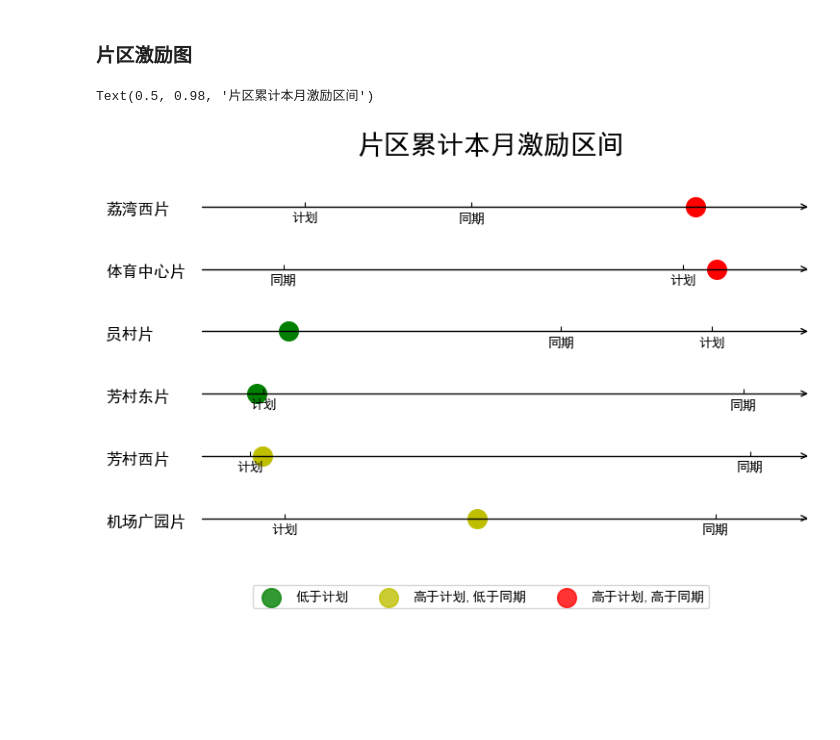
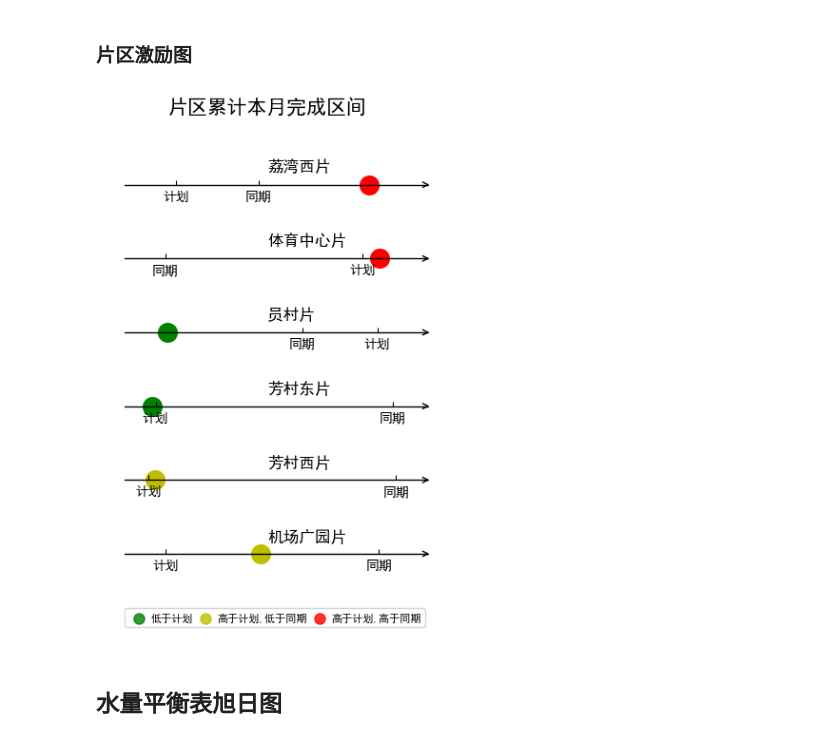
Before and after one commit to jayaston/mypyworks, a Jupyter notebook: jupyter文件/月度产销差漏损率分析报告图表.ipynb, the cells around one changed output. Drawn from its saved outputs; the diff is of its cells as text; code cells hidden in the pictures; blank space fills up the shorter version.

```diff
--- a/jupyter文件/月度产销差漏损率分析报告图表.ipynb
+++ b/jupyter文件/月度产销差漏损率分析报告图表.ipynb
@@ -448,57 +299,60 @@ Text(0.5, 0.98, '分公司累计本月激励奖励区间')
 # %%
 #读取excel位置
 import xlrd
 rb = xlrd.open_workbook(u'E:\专题工作（重要）\产销差工作\产销差数据与资料积累\产销差分析周月报图表.xlsx')
 sheet = rb.sheet_by_index(1)
 
 def FloatOrNan(value):
     try:
         return float(value)
     except:
         return np.nan
 
 pianqu = [x.value for x in sheet.col(2)[35:41]]
 shiji = [float(x.value) for x in sheet.col(7)[35:41]]
 jihua = [float(x.value/100) for x in sheet.col(9)[35:41]]
 tongqi = [float(x.value) for x in sheet.col(10)[35:41]]
 col=[]
 for i in range(6):
     col.append(str(np.where(shiji[i]<jihua[i],'g',np.where(shiji[i]<tongqi[i],'y','r'))))
 
 #gongsi_shiji= list(map(FloatOrNan,[x.value for x in sheet.col(2)[2:14]]))
+
+
+import mpl_toolkits.axisartist as axisartist
+fig = plt.figure(figsize=(4,6),dpi=100)
+
+ax1 = axisartist.Subplot(fig, 611)
+ax2 = axisartist.Subplot(fig, 612)
+ax3 = axisartist.Subplot(fig, 613)
+ax4 = axisartist.Subplot(fig, 614)
+ax5 = axisartist.Subplot(fig, 615)
+ax6 = axisartist.Subplot(fig, 616)
+
+axes = [ax1,ax2,ax3,ax4,ax5,ax6]
+
+for a,i in zip(axes,range(6)):
+    fig.add_axes(a)
+    fig.text(0.5,0.85-0.13*i,pianqu[i],fontsize=12)
+    a.axis[:].set_visible(False)
+    a.axis["x"] = a.new_floating_axis(0,0)
+    a.axis["x"].set_axisline_style("->", size = 1.0),
+    a.scatter(x=shiji[i],y=0,s=200,c=col[i])
+    a.set(xticks=[jihua[i],tongqi[i]],
+      xticklabels=['计划','同期'],
+      xlim=[min(shiji[i],jihua[i],tongqi[i])-0.01,max(shiji[i],jihua[i],tongqi[i])+0.01])
+
+for col,explain in zip(['g', 'y', 'r'],['低于计划', '高于计划,低于同期','高于计划,高于同期']):
+    ax1.scatter([], [], c=col, alpha=0.8,s=100,
+                label=explain)
+fig.legend(loc="center", bbox_to_anchor=(0.47,0.05),ncol=3,labelspacing=0.1,columnspacing=0.2,handletextpad=0.1,markerscale=0.8,prop = {'size':8})
+
+fig.suptitle("片区累计本月完成区间",fontsize=15)
+plt.savefig(r'c:\Users\XieJie\Desktop\片区累计本月激励奖励区间.svg')
+# %% [output]
+[figure, added]
-# %%
-import mpl_toolkits.axisartist as axisartist
-fig = plt.figure(figsize=(8,5),dpi=100)
-
-ax1 = axisartist.Subplot(fig, 611)
-ax2 = axisartist.Subplot(fig, 612)
-ax3 = axisartist.Subplot(fig, 613)
-ax4 = axisartist.Subplot(fig, 614)
-ax5 = axisartist.Subplot(fig, 615)
-ax6 = axisartist.Subplot(fig, 616)
-
-axes = [ax1,ax2,ax3,ax4,ax5,ax6]
-
-for a,i in zip(axes,range(6)):
-    fig.add_axes(a)
-    fig.text(0,0.81-0.13*i,pianqu[i],fontsize=12)
-    a.axis[:].set_visible(False)
-    a.axis["x"] = a.new_floating_axis(0,0)
-    a.axis["x"].set_axisline_style("->", size = 1.0),
-    a.scatter(x=shiji[i],y=0,s=200,c=col[i])
-    a.set(xticks=[jihua[i],tongqi[i]],
-      xticklabels=['计划','同期'],
-      xlim=[min(shiji[i],jihua[i],tongqi[i])-0.01,max(shiji[i],jihua[i],tongqi[i])+0.01])
-
-for col,explain in zip(['g', 'y', 'r'],['低于计划', '高于计划,低于同期','高于计划,高于同期']):
-    ax1.scatter([], [], c=col, alpha=0.8,s=200,
-                label=explain)
-fig.legend(loc="center", bbox_to_anchor=(0.5,0.03),ncol=3,labelspacing=3)
-
-fig.suptitle("片区累计本月激励区间",fontsize=20)
-# %% [output]
-Text(0.5, 0.98, '片区累计本月激励区间')
-[figure, removed]
+# %% [markdown]
+## 水量平衡表旭日图
 # %%
 import pyecharts
 print(pyecharts.__version__)
```
Also changed, not shown: parts of 18 cells of this notebook, 3 other files.
